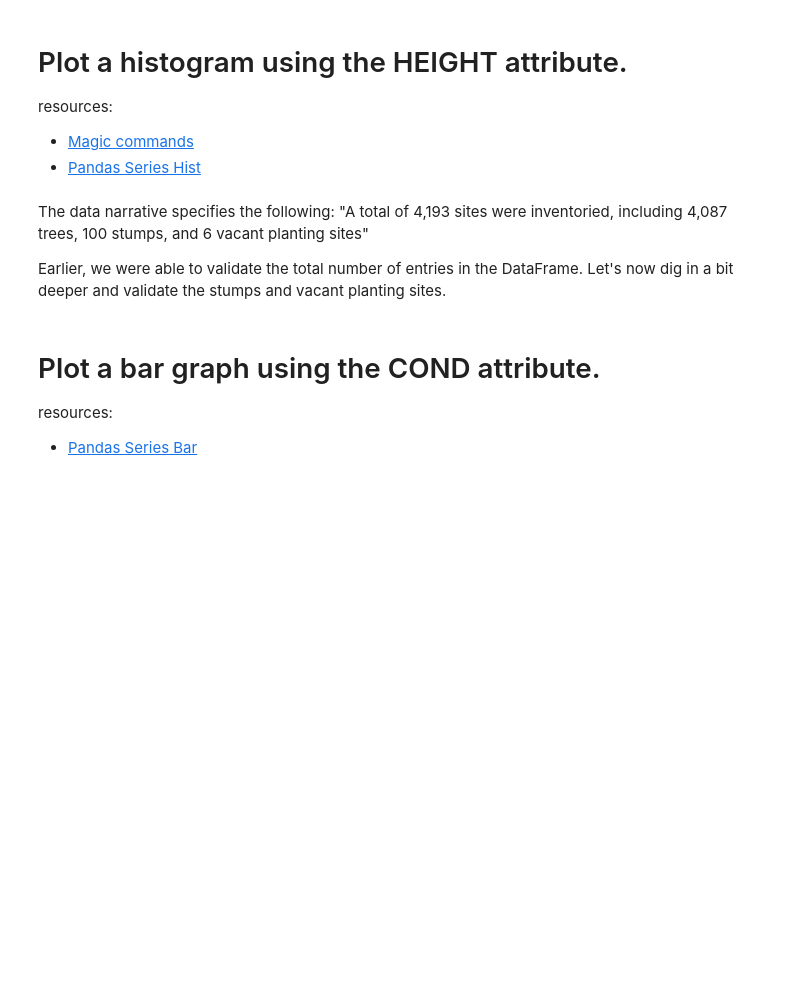
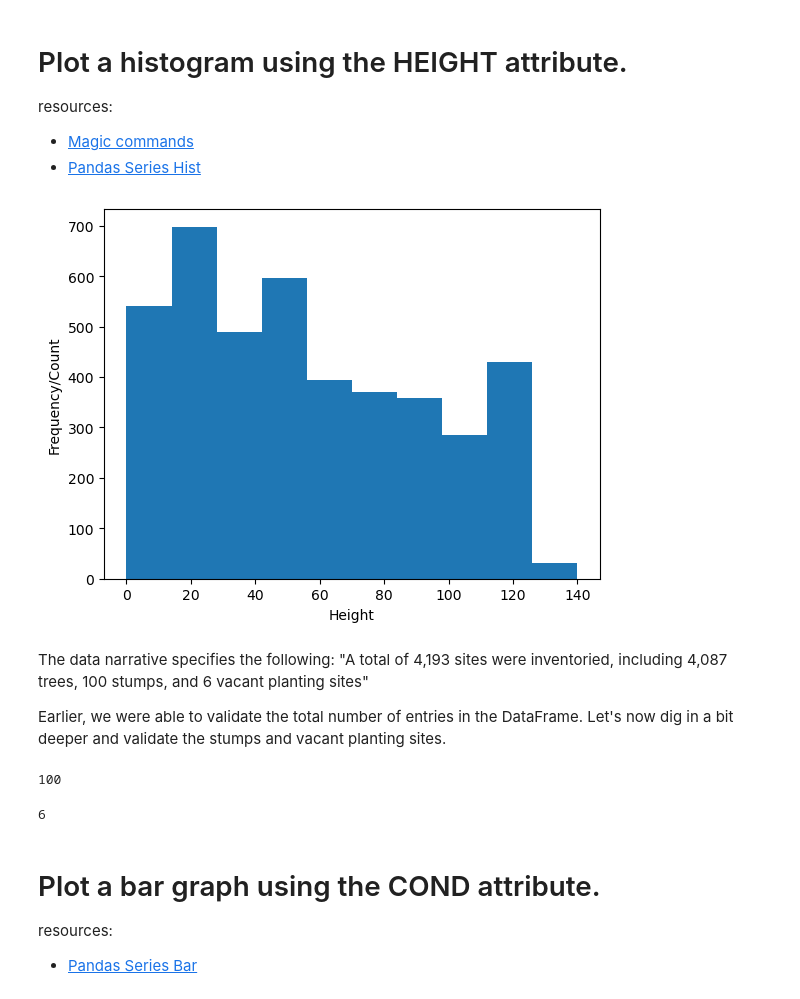
Before and after one commit to deepa-kakade-git/NotebooksWeek7, a Jupyter notebook: CityOfNewarkDETreeSurvey/newark_de_tree_survey.ipynb, the cells around one changed output. Drawn from its saved outputs; the diff is of its cells as text; code cells hidden in the pictures; blank space fills up the shorter version.

Commit message:
tree survey done

```diff
--- a/CityOfNewarkDETreeSurvey/newark_de_tree_survey.ipynb
+++ b/CityOfNewarkDETreeSurvey/newark_de_tree_survey.ipynb
@@ -30,4 +61,7 @@ For the purposes of this lab, we are only going to need a few of the available a
 * HEIGHT
 
 Let's provide the index_col and the usecols args when we invoke the read_csv method.
+# %%
+# Create the new DataFrame here.
+ndf =pd.read_csv("data/newark_tree_data.csv", index_col="ID", usecols=["ID","UNIQUEID","BOTANICAL","COND","RISK","HEIGHT"])
 # %%
@@ -58,5 +123,13 @@ resources:
 # %%
 # Create a histogram using the HEIGHT attribute here
+import matplotlib.pyplot as plt
+
+plt.hist(ndf['HEIGHT'], bins=10)
+plt.xlabel('Height')
+plt.ylabel('Frequency/Count')
+plt.show()
+# %% [output]
+[figure, added]
 # %% [markdown]
 The data narrative specifies the following:
 "A total of 4,193 sites were inventoried, including 4,087 trees, 100 stumps, and 6 vacant planting sites"
@@ -64,8 +137,14 @@ The data narrative specifies the following:
 Earlier, we were able to validate the total number of entries in the DataFrame. Let's now dig in a bit deeper and validate the stumps and vacant planting sites.
 # %%
 # How many entries are stumps
+len(df[df['COMMON']=='stump'])
+# %% [output]
+100
 # %%
 # How many entries are vacant sites
+len(df[df['COMMON'].str.contains('vacant site')])
+# %% [output]
+6
 # %%
 # Do these number add up?
 # %% [markdown]
```
Also changed, not shown: parts of 21 cells of this notebook, 4 other files.
